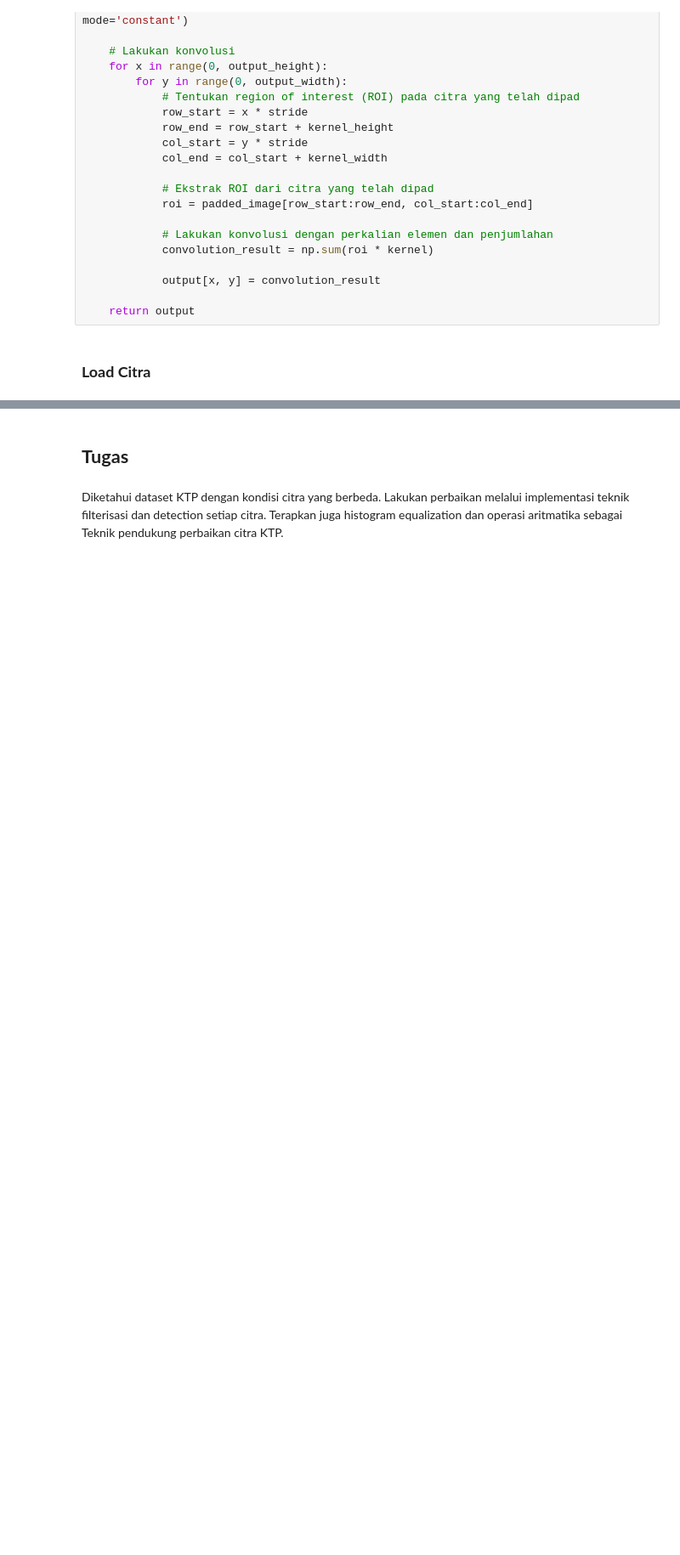
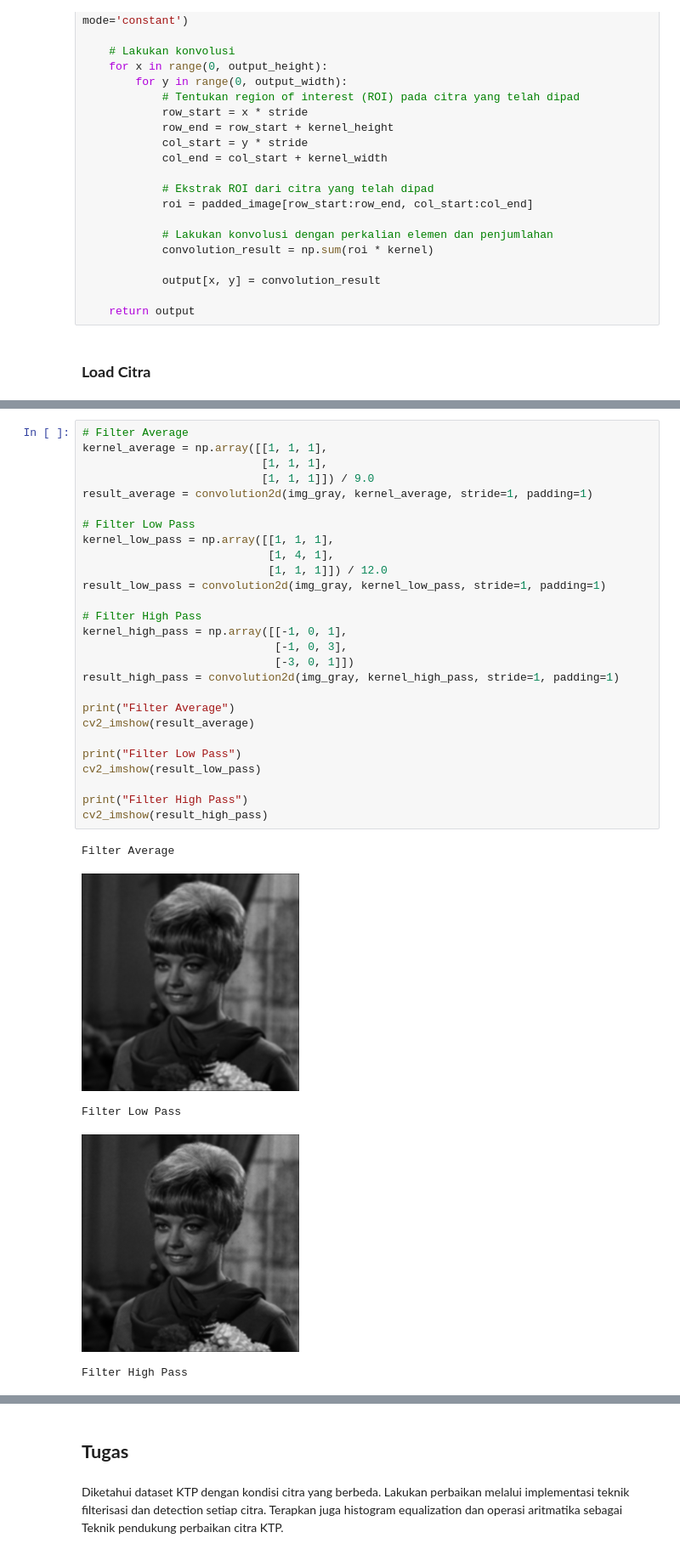
Before and after one commit to alfisuryap/PengolahanCitraDanVisiKomputer, a Jupyter notebook: Week7.ipynb, the cells around one changed output, grey strips where cells are left out. Shown at 85% size. Drawn from its saved outputs; the diff is of its cells as text; blank space fills up the shorter version.

```diff
--- a/Week7.ipynb
+++ b/Week7.ipynb
@@ -130,0 +204,33 @@ img_gray = cv.cvtColor(img, cv.COLOR_BGR2GRAY)
+# %%
+# Filter Average
+kernel_average = np.array([[1, 1, 1],
+                           [1, 1, 1],
+                           [1, 1, 1]]) / 9.0
+result_average = convolution2d(img_gray, kernel_average, stride=1, padding=1)
+
+# Filter Low Pass
+kernel_low_pass = np.array([[1, 1, 1],
+                            [1, 4, 1],
+                            [1, 1, 1]]) / 12.0
+result_low_pass = convolution2d(img_gray, kernel_low_pass, stride=1, padding=1)
+
+# Filter High Pass
+kernel_high_pass = np.array([[-1, 0, 1],
+                             [-1, 0, 3],
+                             [-3, 0, 1]])
+result_high_pass = convolution2d(img_gray, kernel_high_pass, stride=1, padding=1)
+
+print("Filter Average")
+cv2_imshow(result_average)
+
+print("Filter Low Pass")
+cv2_imshow(result_low_pass)
+
+print("Filter High Pass")
+cv2_imshow(result_high_pass)
+# %% [output]
+Filter Average
+[figure, added]
+Filter Low Pass
+[figure, added]
+Filter High Pass
```
Also changed, not shown: parts of 25 cells of this notebook.
